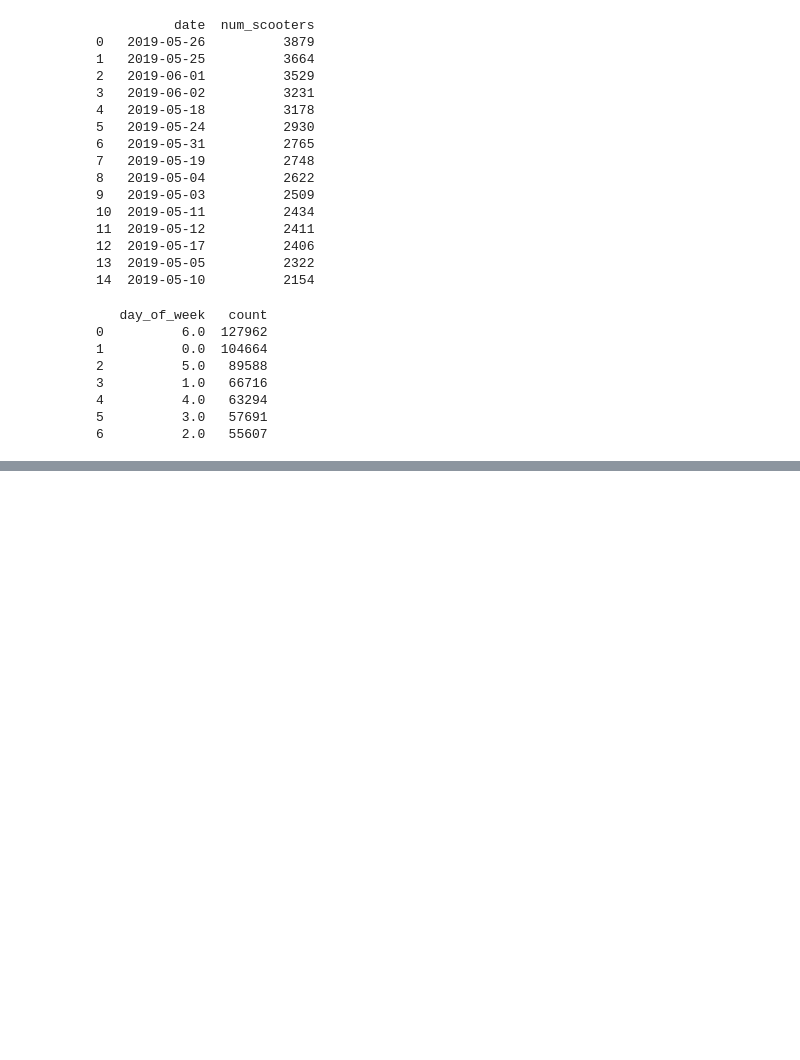
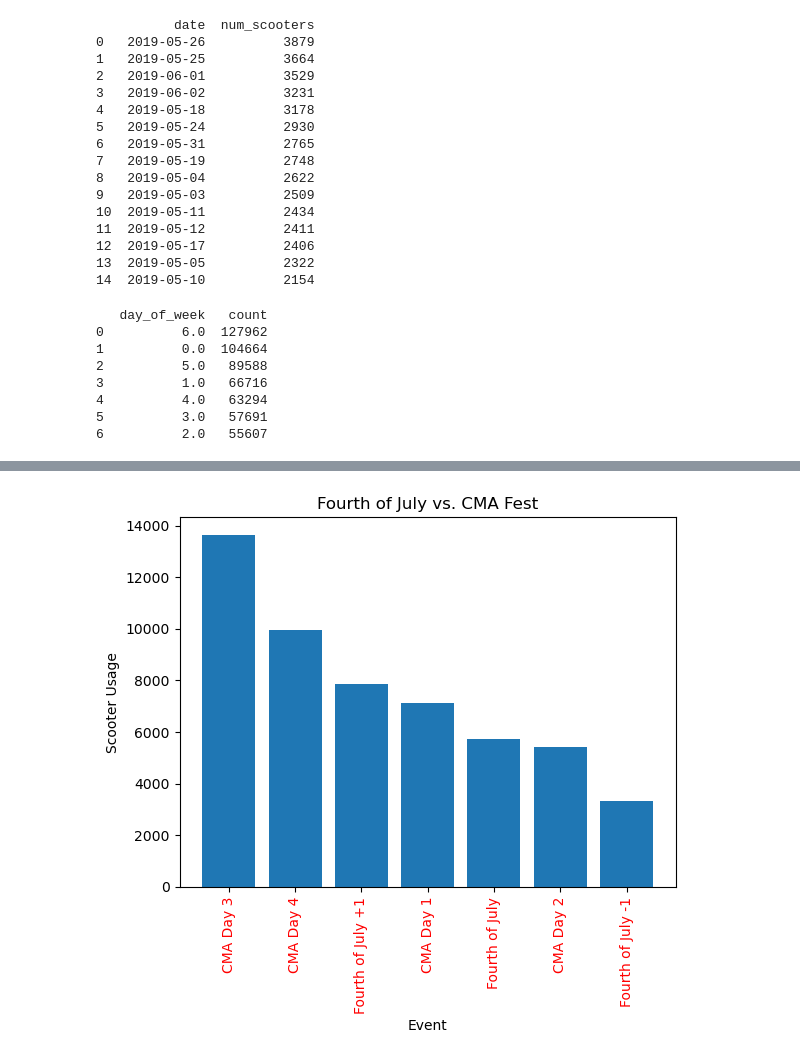
Before and after one commit to NSS-Data-Analytics-Cohort-8/scooter-partner1-trolling-through-the-data, a Jupyter notebook: notebooks/sqlalchemy (1).ipynb, the cells around one changed output, grey strips where cells are left out. Saved outputs shown, nothing was run; the diff lists cells and outputs as text; code cells hidden in the pictures; blank space fills up the shorter version.

```diff
--- a/notebooks/sqlalchemy (1).ipynb
+++ b/notebooks/sqlalchemy (1).ipynb
@@ -622,0 +627,9 @@ print(week)
+# %%
+query='''SELECT
+	DISTINCT pubtimestamp :: DATE as date, count(sumdid) as num_scooters
+FROM trips
+Where pubtimestamp :: DATE BETWEEN '2019-07-03' AND '2019-07-05'
+	OR pubtimestamp :: DATE BETWEEN '2019-06-06' AND '2019-06-09'
+GROUP BY pubtimestamp :: DATE
+ORDER BY num_scooters desc'''
+event_comp=pd.read_sql_query(query,engine)
@@ -622,0 +702,14 @@ print(week)
+# %%
+height= event_comp.num_scooters
+bars = ('CMA Day 3', 'CMA Day 4','Fourth of July +1','CMA Day 1','Fourth of July','CMA Day 2','Fourth of July -1')
+y_pos = np.arange(len(bars))
+
+plt.bar(y_pos,height)
+plt.xticks(y_pos,bars,color = 'red',rotation=90)
+labels=('13644','9973','7865','7140','5733','5414','3333')
+plt.xlabel('Event')
+plt.ylabel('Scooter Usage')
+plt.title('Fourth of July vs. CMA Fest')
+plt.show()
+# %% [output]
+[figure, added]
```
Also changed, not shown: parts of 6 cells of this notebook.
